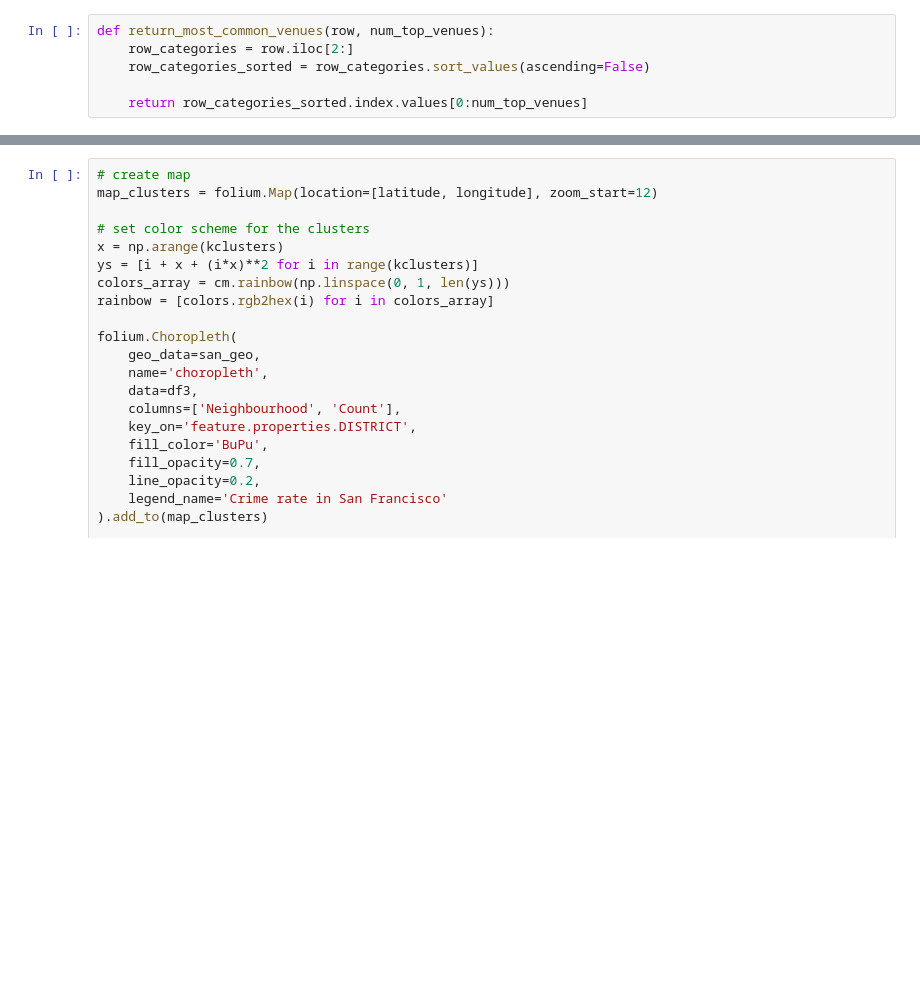
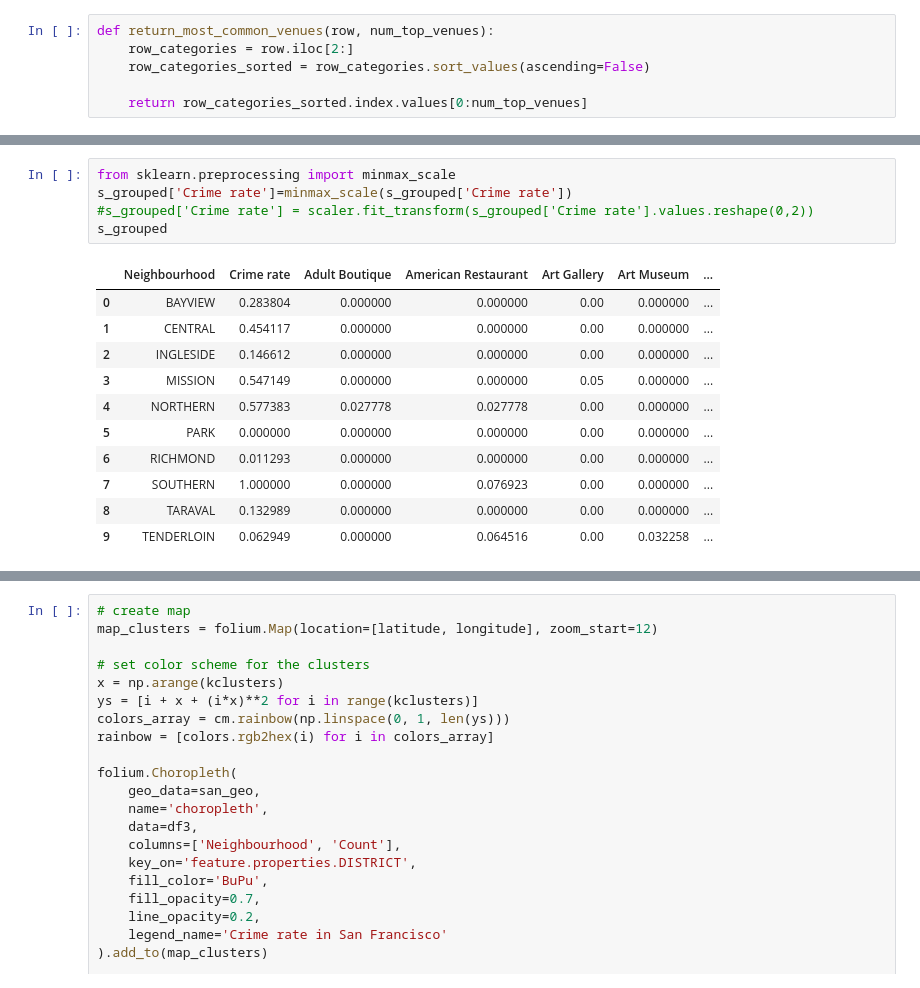
Before and after one commit to sharmayu20/urban-happiness, a Jupyter notebook: ProjectUrbanHappiness.ipynb, the cells around one changed output, grey strips where cells are left out. Saved outputs shown, nothing was run; the diff lists cells and outputs as text; blank space fills up the shorter version.

```diff
--- a/ProjectUrbanHappiness.ipynb
+++ b/ProjectUrbanHappiness.ipynb
@@ -482,2 +493,19 @@ neighborhoods_venues_sorted.head()
+# %%
+from sklearn.preprocessing import minmax_scale
+s_grouped['Crime rate']=minmax_scale(s_grouped['Crime rate'])
+#s_grouped['Crime rate'] = scaler.fit_transform(s_grouped['Crime rate'].values.reshape(0,2))
+s_grouped
+# %% [output]
+|  | Neighbourhood | Crime rate | Adult Boutique | American Restaurant | Art Gallery | Art Museum | ... |
+| 0 | BAYVIEW | 0.283804 | 0.000000 | 0.000000 | 0.00 | 0.000000 | ... |
+| 1 | CENTRAL | 0.454117 | 0.000000 | 0.000000 | 0.00 | 0.000000 | ... |
+| 2 | INGLESIDE | 0.146612 | 0.000000 | 0.000000 | 0.00 | 0.000000 | ... |
+| 3 | MISSION | 0.547149 | 0.000000 | 0.000000 | 0.05 | 0.000000 | ... |
+| 4 | NORTHERN | 0.577383 | 0.027778 | 0.027778 | 0.00 | 0.000000 | ... |
+| 5 | PARK | 0.000000 | 0.000000 | 0.000000 | 0.00 | 0.000000 | ... |
+| 6 | RICHMOND | 0.011293 | 0.000000 | 0.000000 | 0.00 | 0.000000 | ... |
+| 7 | SOUTHERN | 1.000000 | 0.000000 | 0.076923 | 0.00 | 0.000000 | ... |
+| 8 | TARAVAL | 0.132989 | 0.000000 | 0.000000 | 0.00 | 0.000000 | ... |
+| 9 | TENDERLOIN | 0.062949 | 0.000000 | 0.064516 | 0.00 | 0.032258 | ... |
 # %%
 # set number of clusters
```
Also changed, not shown: parts of 17 cells of this notebook.
